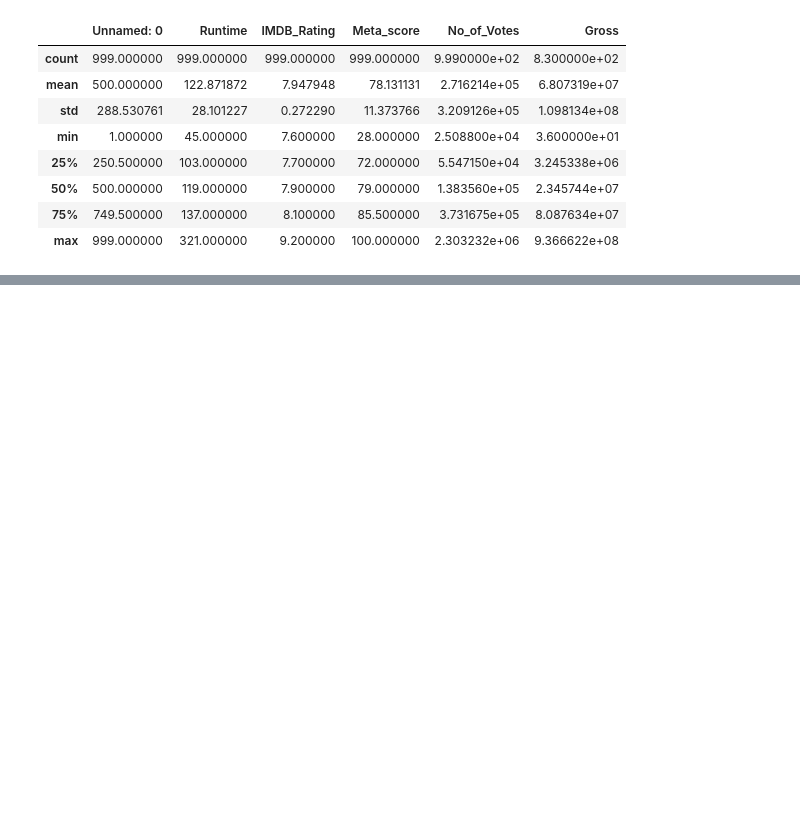
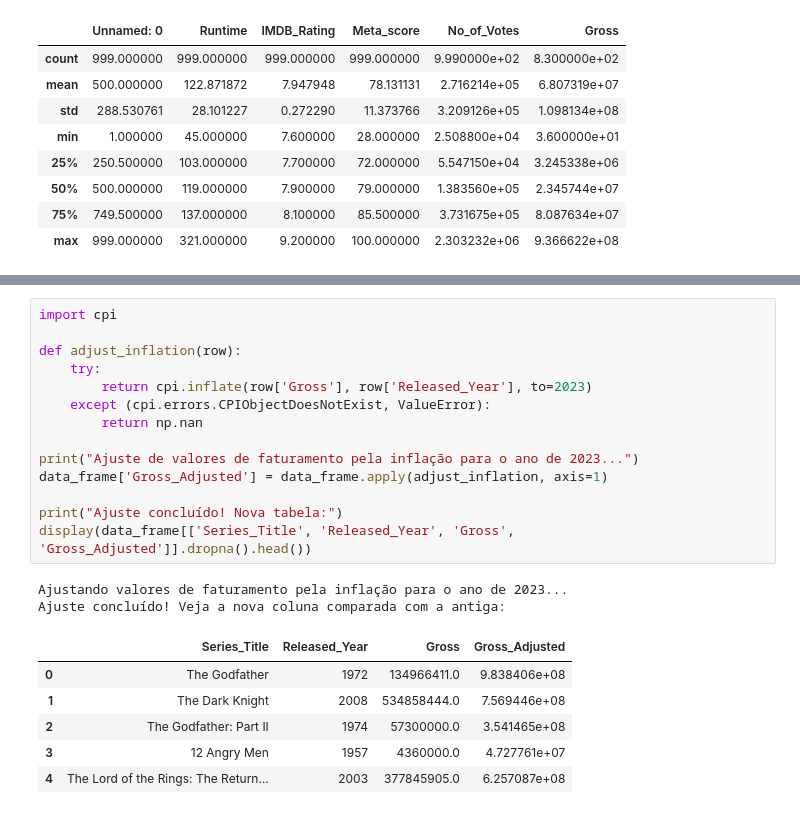
Before and after one commit to amanda-montarroios/projeto_dados_filmes, a Jupyter notebook: notebooks/analise_filmes.ipynb, the cells around one changed output, grey strips where cells are left out. Saved outputs shown, nothing was run; the diff lists cells and outputs as text; blank space fills up the shorter version.

```diff
--- a/notebooks/analise_filmes.ipynb
+++ b/notebooks/analise_filmes.ipynb
@@ -221,3 +221,26 @@ Passing `palette` without assigning `hue` is deprecated and will be removed in v
 | Daniel Craig | 1.849204e+08 | 7.850000 | 4 |
 [figure]
 [figure]
+# %%
+import cpi
+
+def adjust_inflation(row):
+    try:
+        return cpi.inflate(row['Gross'], row['Released_Year'], to=2023)
+    except (cpi.errors.CPIObjectDoesNotExist, ValueError):
+        return np.nan
+
+print("Ajuste de valores de faturamento pela inflação para o ano de 2023...")
+data_frame['Gross_Adjusted'] = data_frame.apply(adjust_inflation, axis=1)
+
+print("Ajuste concluído! Nova tabela:")
+display(data_frame[['Series_Title', 'Released_Year', 'Gross', 'Gross_Adjusted']].dropna().head())
+# %% [output]
+Ajustando valores de faturamento pela inflação para o ano de 2023...
+Ajuste concluído! Veja a nova coluna comparada com a antiga:
+|  | Series_Title | Released_Year | Gross | Gross_Adjusted |
+| 0 | The Godfather | 1972 | 134966411.0 | 9.838406e+08 |
+| 1 | The Dark Knight | 2008 | 534858444.0 | 7.569446e+08 |
+| 2 | The Godfather: Part II | 1974 | 57300000.0 | 3.541465e+08 |
+| 3 | 12 Angry Men | 1957 | 4360000.0 | 4.727761e+07 |
+| 4 | The Lord of the Rings: The Return... | 2003 | 377845905.0 | 6.257087e+08 |
```
Also changed, not shown: parts of 6 cells of this notebook, 1 other file.
